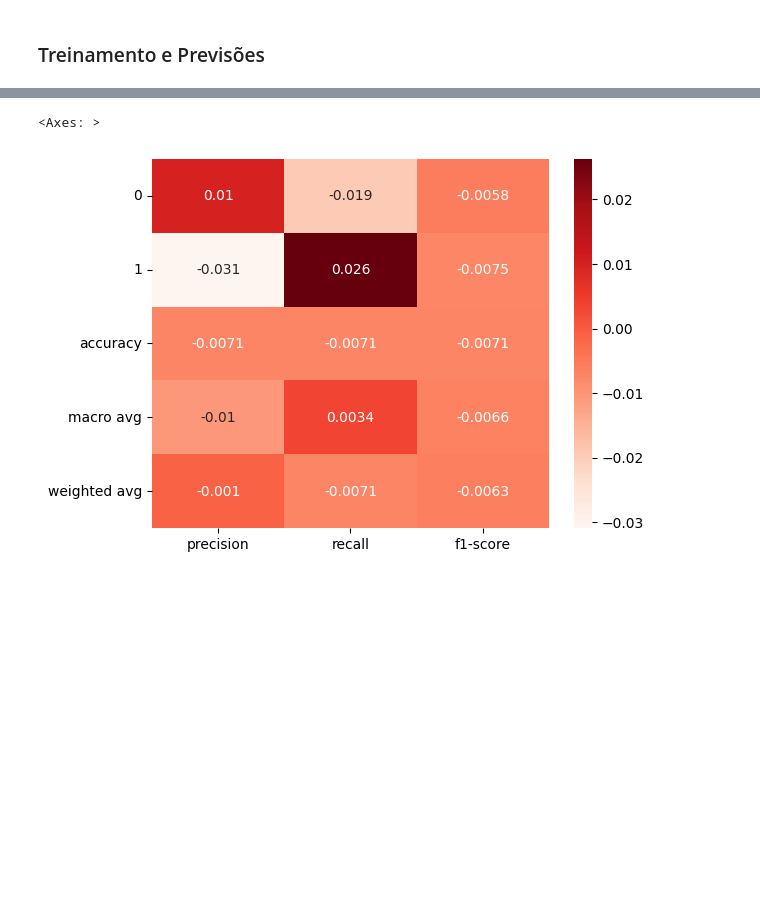
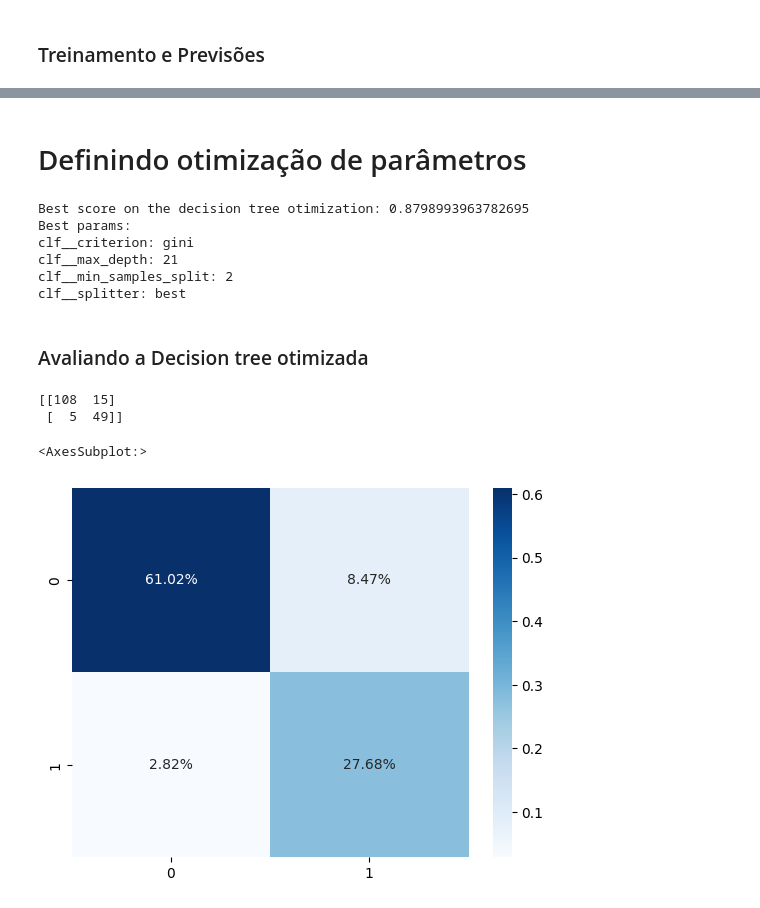
Before and after one commit to alpsilva/Datautism, a Jupyter notebook: classification_model.ipynb, the cells around one changed output, grey strips where cells are left out. Saved outputs shown, nothing was run; the diff lists cells and outputs as text; code cells hidden in the pictures; blank space fills up the shorter version.

Commit message:
Decision tree classifier study

```diff
--- a/classification_model.ipynb
+++ b/classification_model.ipynb
@@ -330,4 +162,0 @@ Best Params: {'C': 1.623776739188721, 'penalty': 'l1', 'solver': 'liblinear'}
-# %%
-cls_rl = LogisticRegression(C=grid_rl.best_params_["C"], penalty=grid_rl.best_params_["penalty"], solver=grid_rl.best_params_["solver"])
-cls_rl.fit(XTrain, YTrain)
-YPredRL = cls_rl.predict(XTest)
@@ -361,5 +162,0 @@ sns.heatmap(pd.DataFrame(clf_report1).iloc[:-1, :].T, annot=True, cmap='Reds')
-# %%
-nb_range = np.linspace(0,5,101)
-param_grid_nb = dict(var_smoothing=nb_range)
-grid_nb = GridSearchCV(cls_nb, param_grid_nb, cv=10, scoring='accuracy')
-grid_nb.fit(XTrain, YTrain)
@@ -406,4 +162,0 @@ Best Params: {'var_smoothing': 0.1}
-# %%
-cls_nb = GaussianNB(var_smoothing=grid_nb.best_params_["var_smoothing"])
-cls_nb.fit(XTrain, YTrain)
-YPredNB = cls_nb.predict(XTest)
@@ -416,6 +163,2 @@ sns.heatmap(pd.DataFrame(clf_report2).iloc[:-1, :].T, annot=True, cmap='Reds')
-# %%
-# RESULTADOS 2 - RESULTADOS 1
-sns.heatmap(pd.DataFrame(clf_report2).iloc[:-1, :].T - pd.DataFrame(clf_report1).iloc[:-1, :].T, annot=True, cmap='Reds')
-# %% [output]
-<Axes: >
-[figure, removed]
+# %% [markdown]
+# Definindo otimização de parâmetros
@@ -421,0 +215,38 @@ sns.heatmap(pd.DataFrame(clf_report2).iloc[:-1, :].T - pd.DataFrame(clf_report1)
+# %%
+dt_parameters = {
+    "clf__criterion": ["gini", "entropy", "log_loss"],
+    "clf__splitter": ["best", "random"],
+    "clf__max_depth": range(3, 50),
+    "clf__min_samples_split": range(2, 10)
+}
+
+dt_gridsearch = search(DecisionTreeClassifier(random_state=random_seed), dt_parameters)
+dt_best_score = dt_gridsearch.best_score_
+dt_best_params = dt_gridsearch.best_params_
+
+print(f"Best score on the decision tree otimization: {dt_best_score}")
+print("Best params:")
+for key, value in dt_best_params.items():
+    print(f"{key}: {value}")
+# %% [output]
+Best score on the decision tree otimization: 0.8798993963782695
+Best params:
+clf__criterion: gini
+clf__max_depth: 21
+clf__min_samples_split: 2
+clf__splitter: best
+# %% [markdown]
+### Avaliando a Decision tree otimizada
+# %%
+dt = dt_gridsearch.best_estimator_
+
+y_pred = dt.predict(XTest)
+
+cf_matrix = confusion_matrix(YTest, y_pred)
+print(cf_matrix)
+sns.heatmap(cf_matrix/np.sum(cf_matrix), annot=True, fmt='.2%', cmap='Blues')
+# %% [output]
+[[108  15]
+ [  5  49]]
+<AxesSubplot:>
+[figure, added]
```
Also changed, not shown: parts of 43 cells of this notebook, 2 other files.
